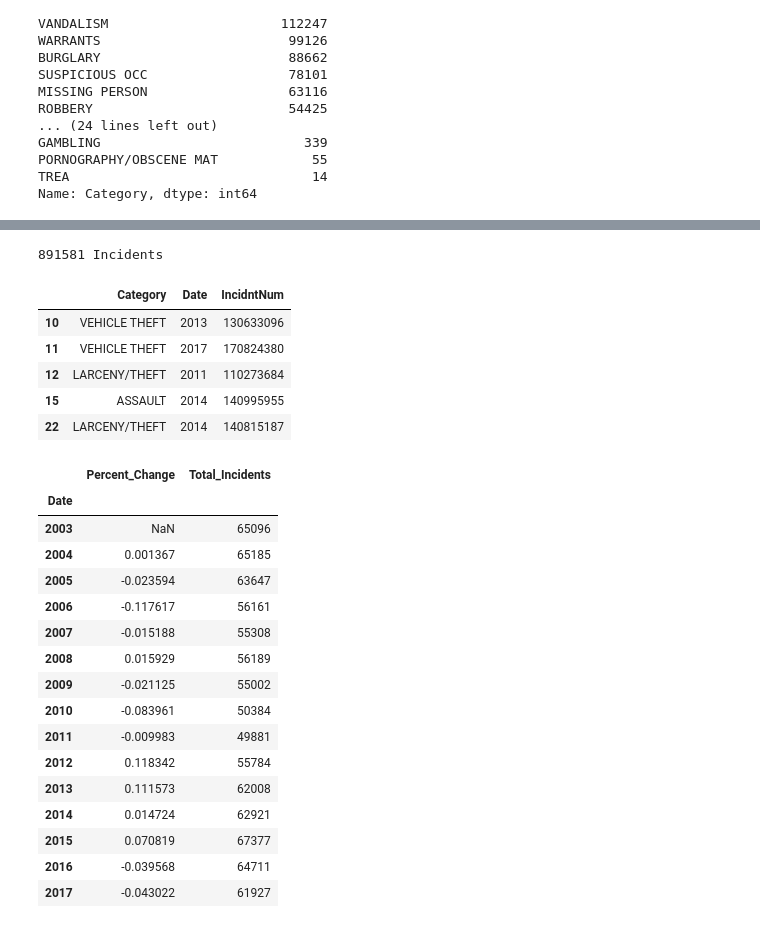
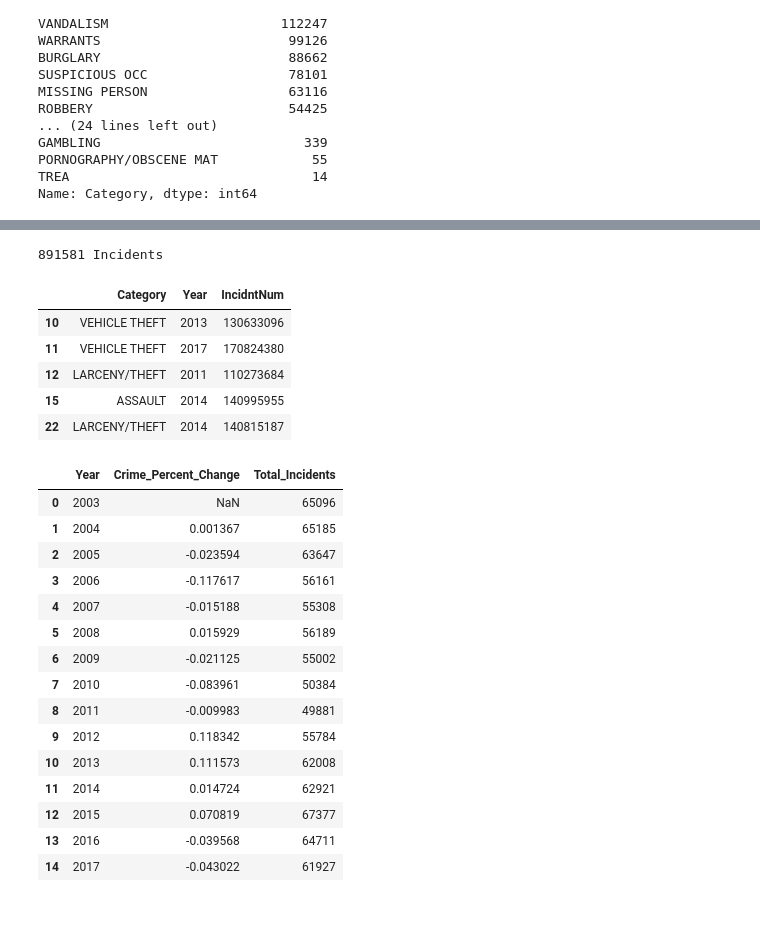
Before and after one commit to nalehc/Team_Four, a Jupyter notebook: sf_crime_data.ipynb, the cells around one changed output, grey strips where cells are left out. Saved outputs shown, nothing was run; the diff lists cells and outputs as text; code cells hidden in the pictures.

```diff
--- a/sf_crime_data.ipynb
+++ b/sf_crime_data.ipynb
@@ -5,10 +8,12 @@ from datetime import datetime
 # %%
 # download SF crime data
-download('https://drive.google.com/open?id=1GVjpKTcXq7FTuJLLWMI8NA_NZBeB47_Z', '~/Downloads')
+# download('https://drive.google.com/open?id=1GVjpKTcXq7FTuJLLWMI8NA_NZBeB47_Z', '~/Downloads')
 crime_file = 'SF_Police_Department_Incidents.csv'
+file_path = os.path.join('~', 'Downloads', crime_file)
+min_wage_file = 'min_wages.csv'
 # %%
 # create DataFrame with crime_file
-crime_df = pd.read_csv(crime_file)
+crime_df = pd.read_csv(file_path)
 crime_df.head()
 # %% [output]
 |  | IncidntNum | Category | Descript | DayOfWeek | Date | Time | PdDistrict | Resolution | Address | X | ... |
@@ -64,10 +69,11 @@ analysis_categories = crime_df.loc[(crime_df['Category']=='VEHICLE THEFT') |
                                    (crime_df['Category']=='DRUG/NARCOTIC'), ['Category', 'Date', 'IncidntNum']]
 print(f'{len(analysis_categories)} Incidents')
 
+analysis_categories = analysis_categories.rename(columns={'Date': 'Year'})
 analysis_categories.head()
 # %% [output]
 891581 Incidents
-|  | Category | Date | IncidntNum |
+|  | Category | Year | IncidntNum |
 | 10 | VEHICLE THEFT | 2013 | 130633096 |
 | 11 | VEHICLE THEFT | 2017 | 170824380 |
 | 12 | LARCENY/THEFT | 2011 | 110273684 |
@@ -75,33 +81,33 @@ analysis_categories.head()
 | 22 | LARCENY/THEFT | 2014 | 140815187 |
 # %%
 # retrive annual total by year
-annual_total = analysis_categories.groupby('Date')
+annual_total = analysis_categories.groupby('Year')
 annual_total = annual_total['IncidntNum'].count()
 
 annual_total_dict = {
     'Total_Incidents': annual_total,
-    'Percent_Change': annual_total.pct_change()
+    'Crime_Percent_Change': annual_total.pct_change()
 }
 
 annual_total_df = pd.DataFrame(annual_total_dict)
+annual_total_df = annual_total_df.reset_index()
 annual_total_df.to_csv('annual_crime_totals.csv')
 
 annual_total_df
 # %% [output]
-|  | Percent_Change | Total_Incidents |
-| Date |  |  |
-| 2003 | NaN | 65096 |
-| 2004 | 0.001367 | 65185 |
-| 2005 | -0.023594 | 63647 |
-| 2006 | -0.117617 | 56161 |
-| 2007 | -0.015188 | 55308 |
-| 2008 | 0.015929 | 56189 |
-| 2009 | -0.021125 | 55002 |
-| 2010 | -0.083961 | 50384 |
-| 2011 | -0.009983 | 49881 |
-| 2012 | 0.118342 | 55784 |
-| 2013 | 0.111573 | 62008 |
-| 2014 | 0.014724 | 62921 |
-| 2015 | 0.070819 | 67377 |
-| 2016 | -0.039568 | 64711 |
-| 2017 | -0.043022 | 61927 |
+|  | Year | Crime_Percent_Change | Total_Incidents |
+| 0 | 2003 | NaN | 65096 |
+| 1 | 2004 | 0.001367 | 65185 |
+| 2 | 2005 | -0.023594 | 63647 |
+| 3 | 2006 | -0.117617 | 56161 |
+| 4 | 2007 | -0.015188 | 55308 |
+| 5 | 2008 | 0.015929 | 56189 |
+| 6 | 2009 | -0.021125 | 55002 |
+| 7 | 2010 | -0.083961 | 50384 |
+| 8 | 2011 | -0.009983 | 49881 |
+| 9 | 2012 | 0.118342 | 55784 |
+| 10 | 2013 | 0.111573 | 62008 |
+| 11 | 2014 | 0.014724 | 62921 |
+| 12 | 2015 | 0.070819 | 67377 |
+| 13 | 2016 | -0.039568 | 64711 |
+| 14 | 2017 | -0.043022 | 61927 |
```
Also changed, not shown: parts of 7 cells of this notebook, 7 other files.
